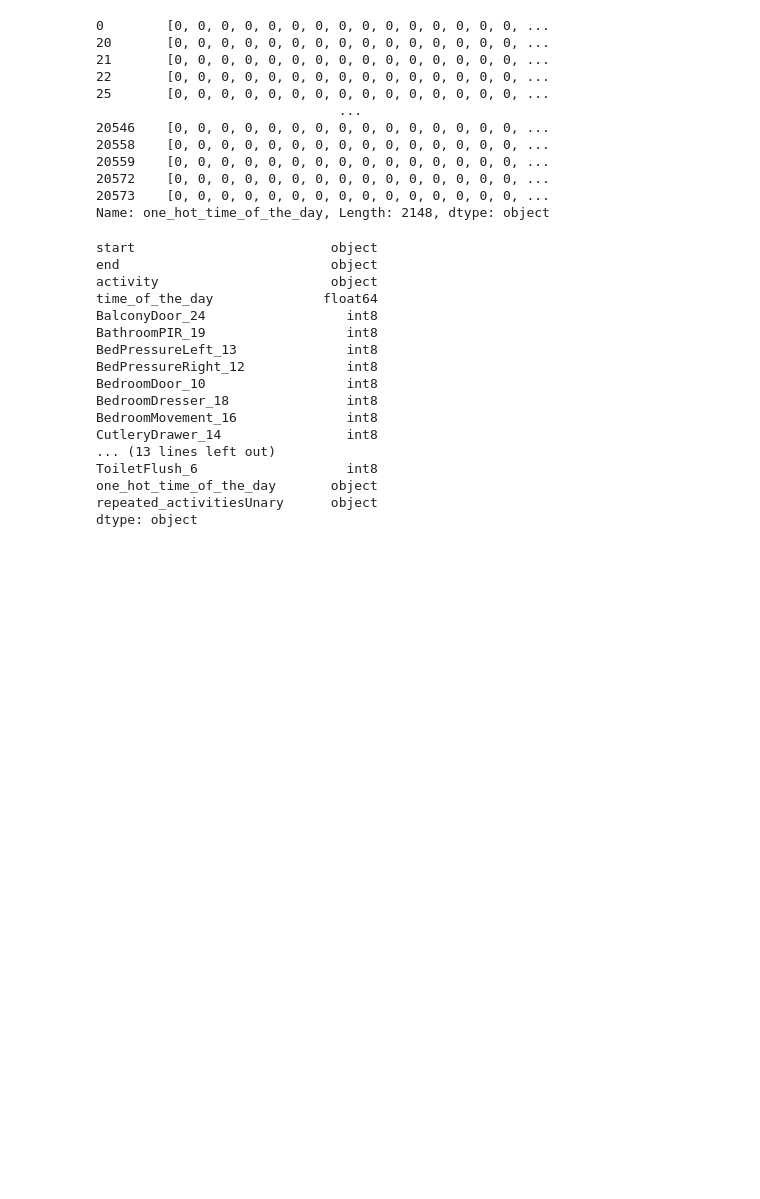
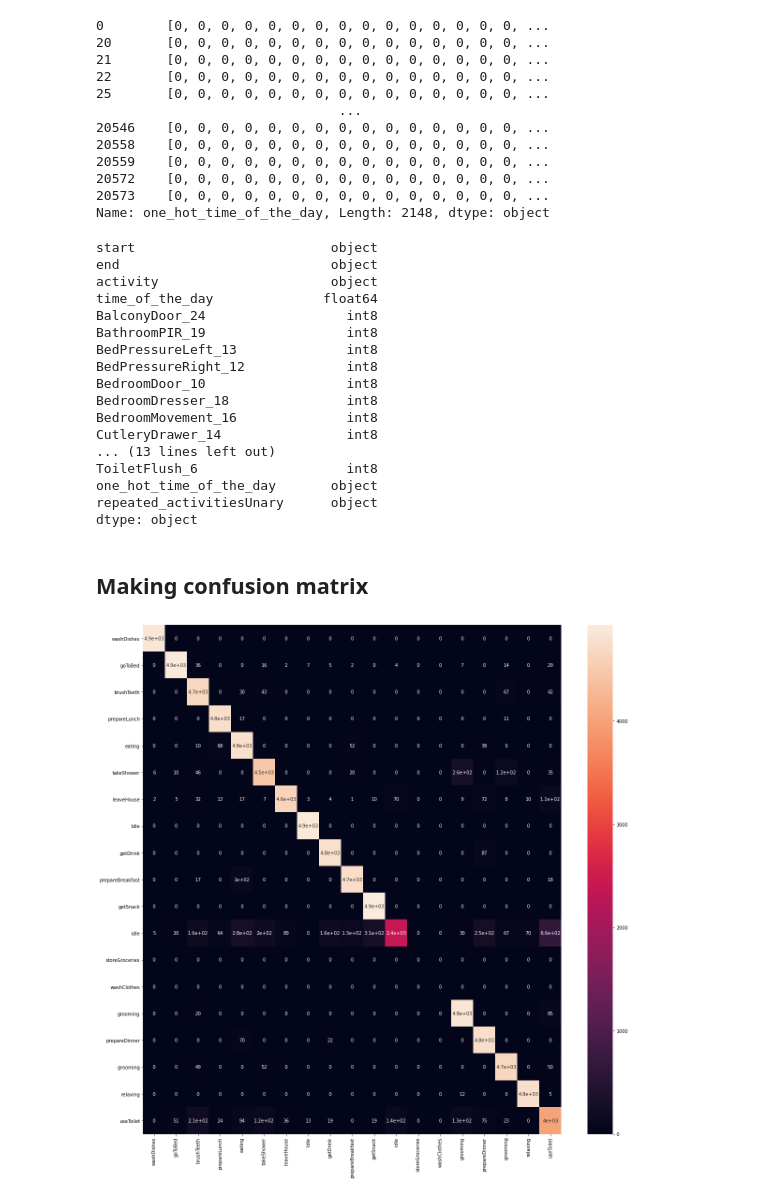
Before and after one commit to harshgrovr/Graphs-Approaches-for-Activity-Recognition-Independent-of-House-Layout, a Jupyter notebook: related_code/3-basics/code.ipynb, the cells around one changed output. Saved outputs shown, nothing was run; the diff lists cells and outputs as text; code cells hidden in the pictures; blank space fills up the shorter version.

Commit message:
Early Stopping, best model, one day data of each house

```diff
--- a/related_code/3-basics/code.ipynb
+++ b/related_code/3-basics/code.ipynb
@@ -546,3 +546,5 @@ ToiletFlush_6                   int8
 one_hot_time_of_the_day       object
 repeated_activitiesUnary      object
 dtype: object
+# %% [markdown]
+## Making confusion matrix
@@ -548,0 +557,8 @@ dtype: object
+# %%
+def getClassnameFromID(train_label):
+    ActivityIdList = config['ActivityIdList']
+    train_label = [x for x in ActivityIdList if x["id"] == int(train_label)]
+    return train_label[0]['name']
+# %%
+test_CfMatrix  = np.load('../../data/all_houses/test_confusion_matrix.npy')
+train_cfMatrix  = np.load('../../data/all_houses/train_confusion_matrix.npy')
@@ -548,0 +617,7 @@ dtype: object
+# %%
+plt.figure(figsize=(20, 20))
+sn.heatmap(df_cm_train, annot=True)
+# plt.show()
+plt.savefig('train_Cf_matrix_allHouse')
+# %% [output]
+[figure, added]
```
Also changed, not shown: parts of 5 cells of this notebook, 7 other files.
